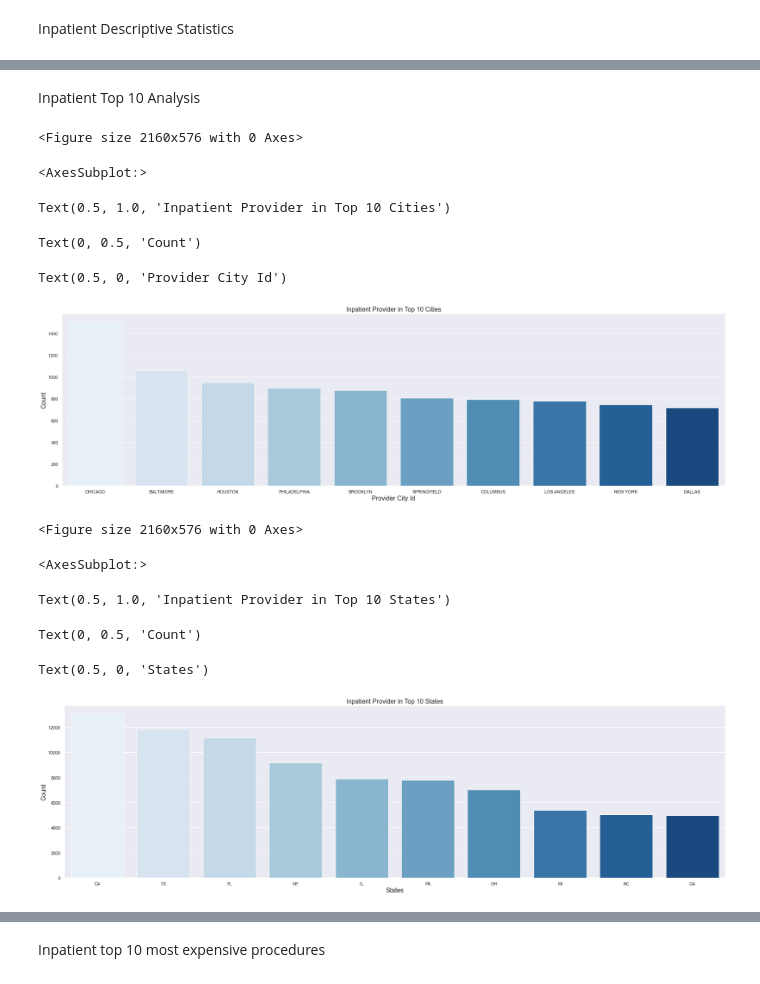
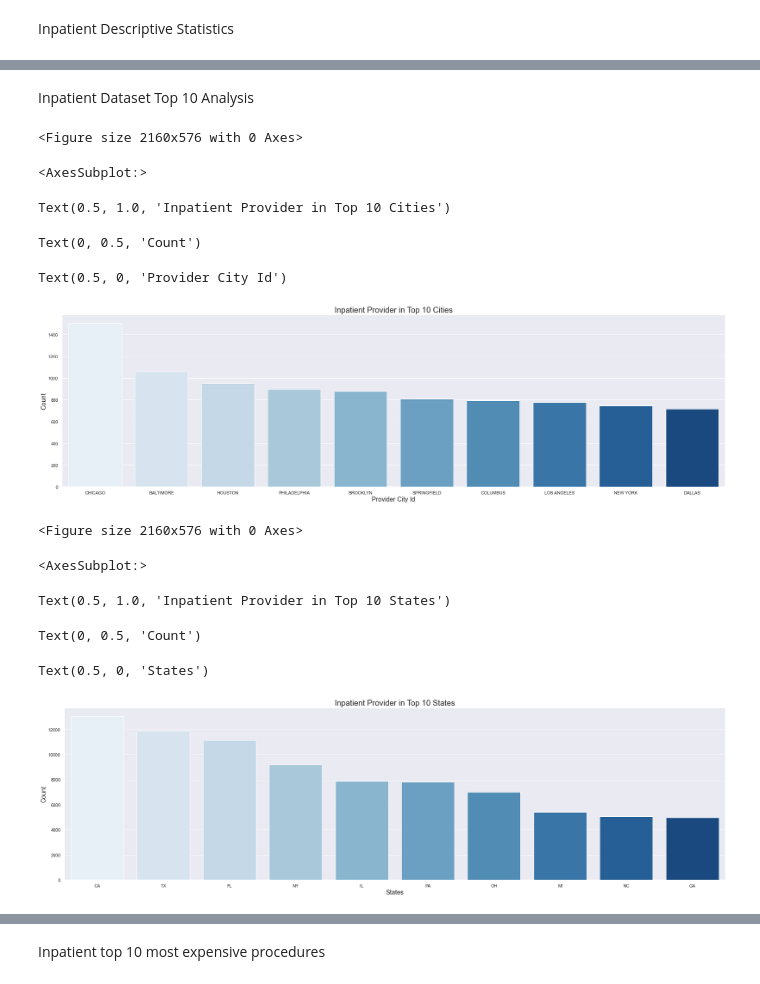
Before and after one commit to blueming-camelia/CIS6397_Project, a Jupyter notebook: inpatientData.ipynb, the cells around one changed output, grey strips where cells are left out. Saved outputs shown, nothing was run; the diff lists cells and outputs as text; code cells hidden in the pictures.

Commit message:
updating font 20 in inpatient notebook

```diff
--- a/inpatientData.ipynb
+++ b/inpatientData.ipynb
@@ -82,26 +82,26 @@ inpatient_df.corr()
 | Average Total Payments | -0.040059 | 0.027496 | -0.016020 | 0.774112 | 1.000000 | ... |
 | Average Medicare Payments | -0.044846 | 0.022262 | -0.021299 | 0.768927 | 0.989362 | ... |
 # %% [markdown]
-Inpatient Top 10 Analysis
+Inpatient Dataset Top 10 Analysis
 # %%
 #Inpatient Provider City
 city_count  = inpatient_df['Provider City'].value_counts()
 city_count = city_count[:10,]
 
 plt.figure(figsize=(30,8))
 
 sns.barplot(x = city_count.index, y = city_count.values,  palette = "Blues")
-plt.title('Inpatient Provider in Top 10 Cities', fontsize=16)
+plt.title('Inpatient Provider in Top 10 Cities', fontsize=20)
 plt.ylabel('Count', fontsize=16)
 plt.xlabel('Provider City Id', fontsize=16)
 plt.show()
 # %% [output]
 <Figure size 2160x576 with 0 Axes>
 <AxesSubplot:>
 Text(0.5, 1.0, 'Inpatient Provider in Top 10 Cities')
 Text(0, 0.5, 'Count')
 Text(0.5, 0, 'Provider City Id')
-[figure, old version]
+[figure, new version]
 # %%
 # Inpatient by State
 state_count  = inpatient_df['Provider State'].value_counts()
@@ -110,7 +110,7 @@ state_count = state_count[:10,]
 plt.figure(figsize=(30,8))
 
 sns.barplot(x = state_count.index, y = state_count.values,  palette = "Blues")
-plt.title('Inpatient Provider in Top 10 States', fontsize=16)
+plt.title('Inpatient Provider in Top 10 States', fontsize=20)
 plt.ylabel('Count', fontsize=16)
 plt.xlabel('States', fontsize=16)
 plt.show()
@@ -120,7 +120,7 @@ plt.show()
 Text(0.5, 1.0, 'Inpatient Provider in Top 10 States')
 Text(0, 0.5, 'Count')
 Text(0.5, 0, 'States')
-[figure, old version]
+[figure, new version]
 # %%
 # Inpatient by Zip Code
 zipcode_count  = inpatient_df['Provider Zip Code'].value_counts()
```
Also changed, not shown: parts of 16 cells of this notebook.
